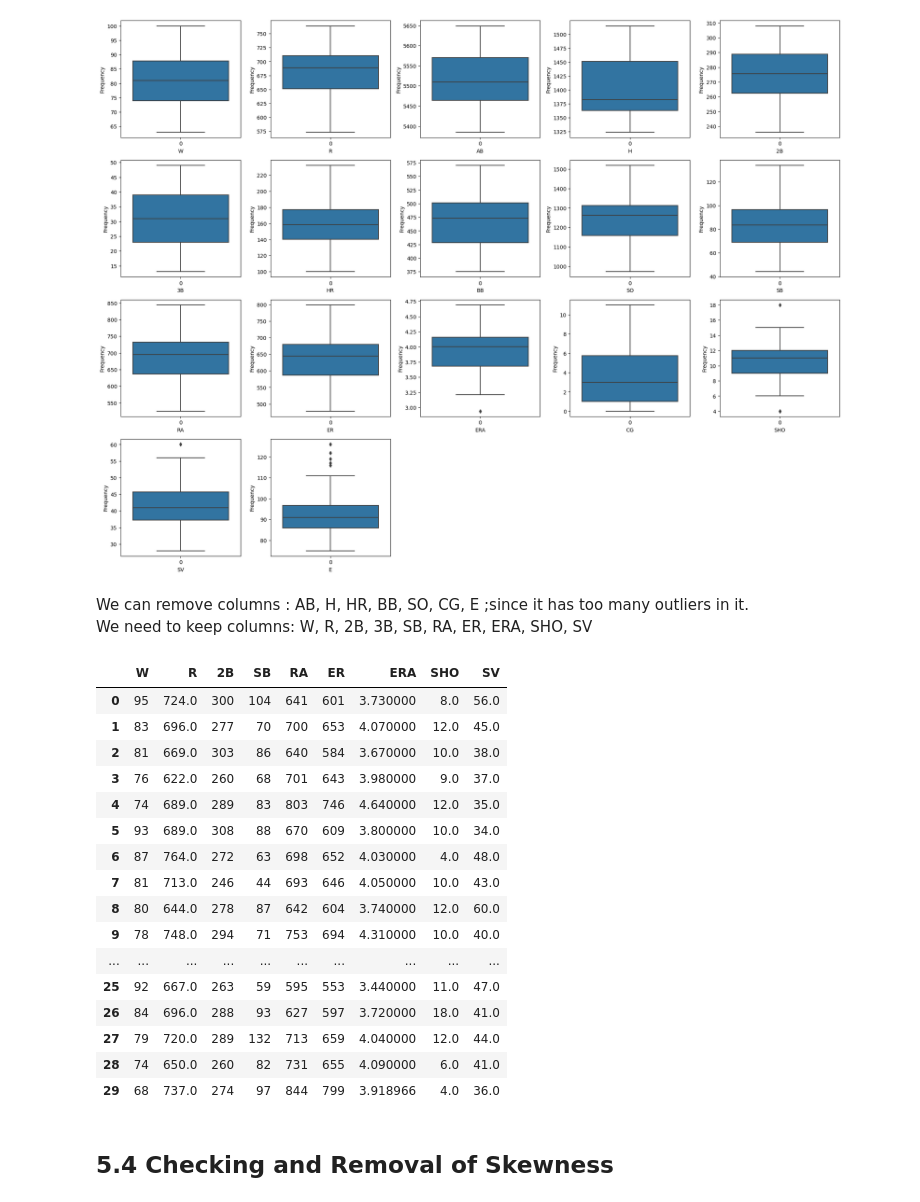
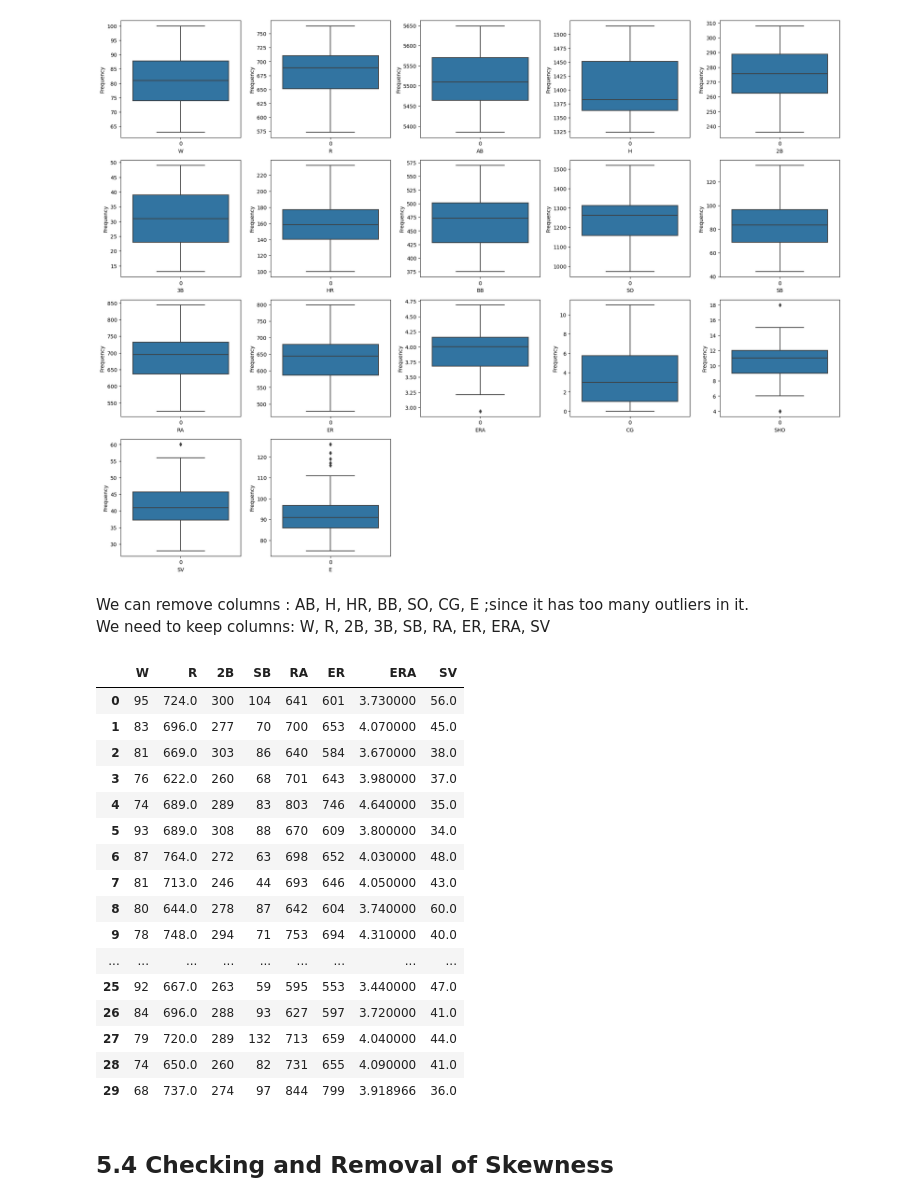
Before and after one commit to manmohanmasanta/Project_Repository_Manmohan_1, a Jupyter notebook: Baseball_Predict_win.ipynb, the cells around one changed output. Saved outputs shown, nothing was run; the diff lists cells and outputs as text; code cells hidden in the pictures.

```diff
--- a/Baseball_Predict_win.ipynb
+++ b/Baseball_Predict_win.ipynb
@@ -353,28 +353,28 @@ plt.tight_layout()
 [figure]
 # %% [markdown]
 We can remove columns : AB, H, HR, BB, SO, CG, E ;since it has too many outliers in it.<br>
-We need to keep columns: W, R, 2B, 3B, SB, RA, ER, ERA, SHO, SV
+We need to keep columns: W, R, 2B, 3B, SB, RA, ER, ERA, SV
 # %%
-df.drop(['AB','H','HR','BB','SO','CG','3B','E'],axis=1, inplace=True)
+df.drop(['AB','H','HR','BB','SO','CG','3B','E','SHO'],axis=1, inplace=True)
 df
 # %% [output]
-|  | W | R | 2B | SB | RA | ER | ERA | SHO | SV |
-| 0 | 95 | 724.0 | 300 | 104 | 641 | 601 | 3.730000 | 8.0 | 56.0 |
-| 1 | 83 | 696.0 | 277 | 70 | 700 | 653 | 4.070000 | 12.0 | 45.0 |
-| 2 | 81 | 669.0 | 303 | 86 | 640 | 584 | 3.670000 | 10.0 | 38.0 |
-| 3 | 76 | 622.0 | 260 | 68 | 701 | 643 | 3.980000 | 9.0 | 37.0 |
-| 4 | 74 | 689.0 | 289 | 83 | 803 | 746 | 4.640000 | 12.0 | 35.0 |
-| 5 | 93 | 689.0 | 308 | 88 | 670 | 609 | 3.800000 | 10.0 | 34.0 |
-| 6 | 87 | 764.0 | 272 | 63 | 698 | 652 | 4.030000 | 4.0 | 48.0 |
-| 7 | 81 | 713.0 | 246 | 44 | 693 | 646 | 4.050000 | 10.0 | 43.0 |
-| 8 | 80 | 644.0 | 278 | 87 | 642 | 604 | 3.740000 | 12.0 | 60.0 |
-| 9 | 78 | 748.0 | 294 | 71 | 753 | 694 | 4.310000 | 10.0 | 40.0 |
-| ... | ... | ... | ... | ... | ... | ... | ... | ... | ... |
-| 25 | 92 | 667.0 | 263 | 59 | 595 | 553 | 3.440000 | 11.0 | 47.0 |
-| 26 | 84 | 696.0 | 288 | 93 | 627 | 597 | 3.720000 | 18.0 | 41.0 |
-| 27 | 79 | 720.0 | 289 | 132 | 713 | 659 | 4.040000 | 12.0 | 44.0 |
-| 28 | 74 | 650.0 | 260 | 82 | 731 | 655 | 4.090000 | 6.0 | 41.0 |
-| 29 | 68 | 737.0 | 274 | 97 | 844 | 799 | 3.918966 | 4.0 | 36.0 |
+|  | W | R | 2B | SB | RA | ER | ERA | SV |
+| 0 | 95 | 724.0 | 300 | 104 | 641 | 601 | 3.730000 | 56.0 |
+| 1 | 83 | 696.0 | 277 | 70 | 700 | 653 | 4.070000 | 45.0 |
+| 2 | 81 | 669.0 | 303 | 86 | 640 | 584 | 3.670000 | 38.0 |
+| 3 | 76 | 622.0 | 260 | 68 | 701 | 643 | 3.980000 | 37.0 |
+| 4 | 74 | 689.0 | 289 | 83 | 803 | 746 | 4.640000 | 35.0 |
+| 5 | 93 | 689.0 | 308 | 88 | 670 | 609 | 3.800000 | 34.0 |
+| 6 | 87 | 764.0 | 272 | 63 | 698 | 652 | 4.030000 | 48.0 |
+| 7 | 81 | 713.0 | 246 | 44 | 693 | 646 | 4.050000 | 43.0 |
+| 8 | 80 | 644.0 | 278 | 87 | 642 | 604 | 3.740000 | 60.0 |
+| 9 | 78 | 748.0 | 294 | 71 | 753 | 694 | 4.310000 | 40.0 |
+| ... | ... | ... | ... | ... | ... | ... | ... | ... |
+| 25 | 92 | 667.0 | 263 | 59 | 595 | 553 | 3.440000 | 47.0 |
+| 26 | 84 | 696.0 | 288 | 93 | 627 | 597 | 3.720000 | 41.0 |
+| 27 | 79 | 720.0 | 289 | 132 | 713 | 659 | 4.040000 | 44.0 |
+| 28 | 74 | 650.0 | 260 | 82 | 731 | 655 | 4.090000 | 41.0 |
+| 29 | 68 | 737.0 | 274 | 97 | 844 | 799 | 3.918966 | 36.0 |
 # %% [markdown]
 ## 5.4 Checking and Removal of Skewness
 # %%
```
Also changed, not shown: parts of 63 cells of this notebook.
